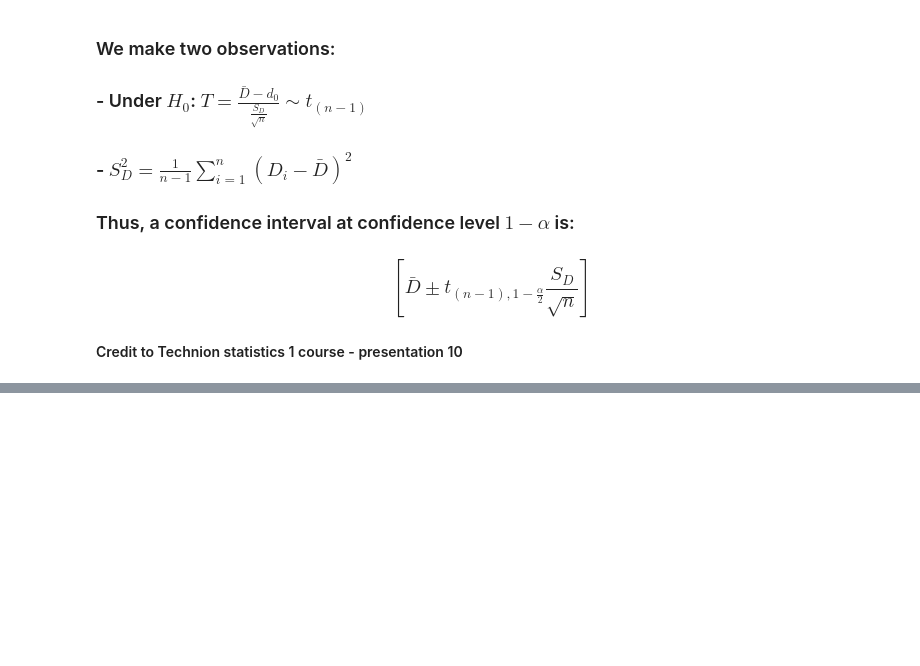
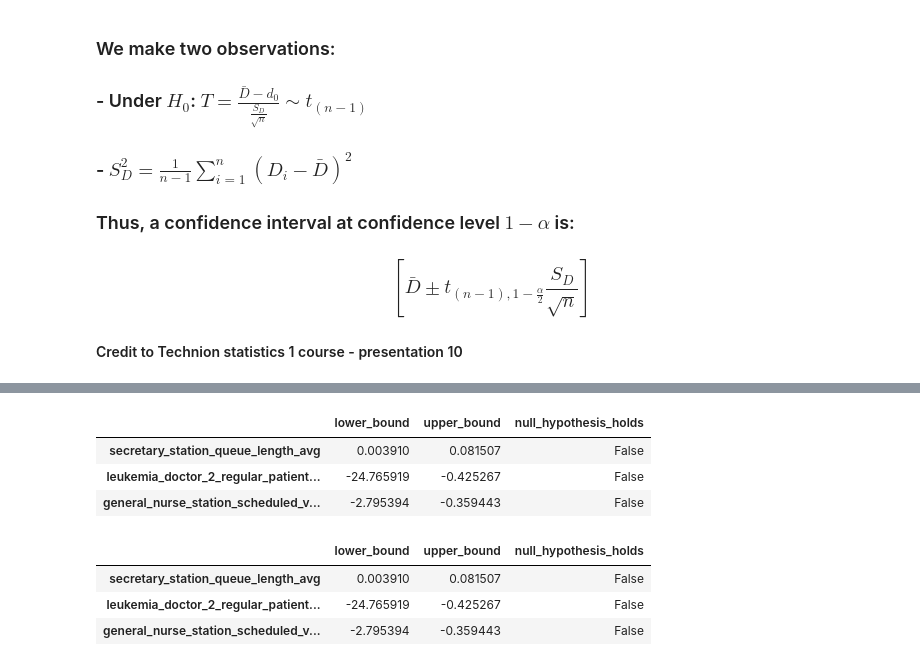
Before and after one commit to JWolloch/Ramabam-Hematology-Deptartment, a Jupyter notebook: simulation/statistical_analysis.ipynb, the cells around one changed output, grey strips where cells are left out. Cells and saved outputs as stored; diff of their text form; code cells hidden in the pictures; blank space fills up the shorter version.

```diff
--- a/simulation/statistical_analysis.ipynb
+++ b/simulation/statistical_analysis.ipynb
@@ -170,0 +205,11 @@ False
+# %%
+csv_of_results(current_vs_single_queue_personalized_state, "differences_current_vs_single_queue_personalized_state")
+# %% [output]
+|  | lower_bound | upper_bound | null_hypothesis_holds |
+| secretary_station_queue_length_avg | 0.003910 | 0.081507 | False |
+| leukemia_doctor_2_regular_patient... | -24.765919 | -0.425267 | False |
+| general_nurse_station_scheduled_v... | -2.795394 | -0.359443 | False |
+|  | lower_bound | upper_bound | null_hypothesis_holds |
+| secretary_station_queue_length_avg | 0.003910 | 0.081507 | False |
+| leukemia_doctor_2_regular_patient... | -24.765919 | -0.425267 | False |
+| general_nurse_station_scheduled_v... | -2.795394 | -0.359443 | False |
```
Also changed, not shown: parts of 17 cells of this notebook, 15 other files.
